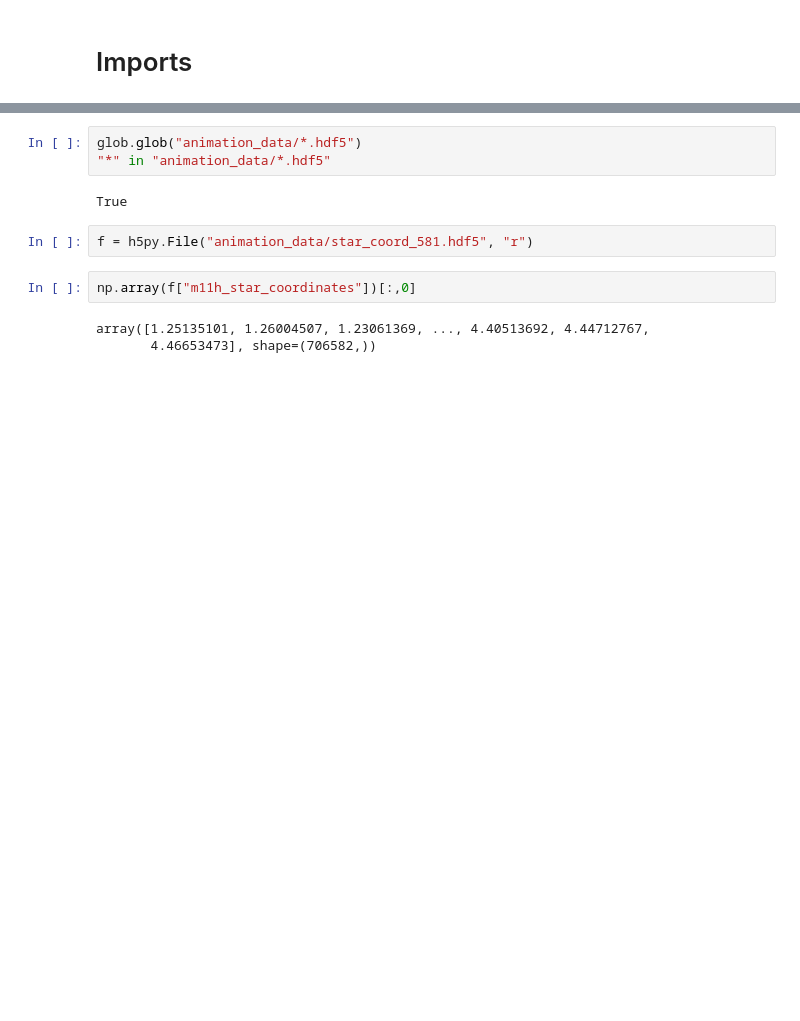
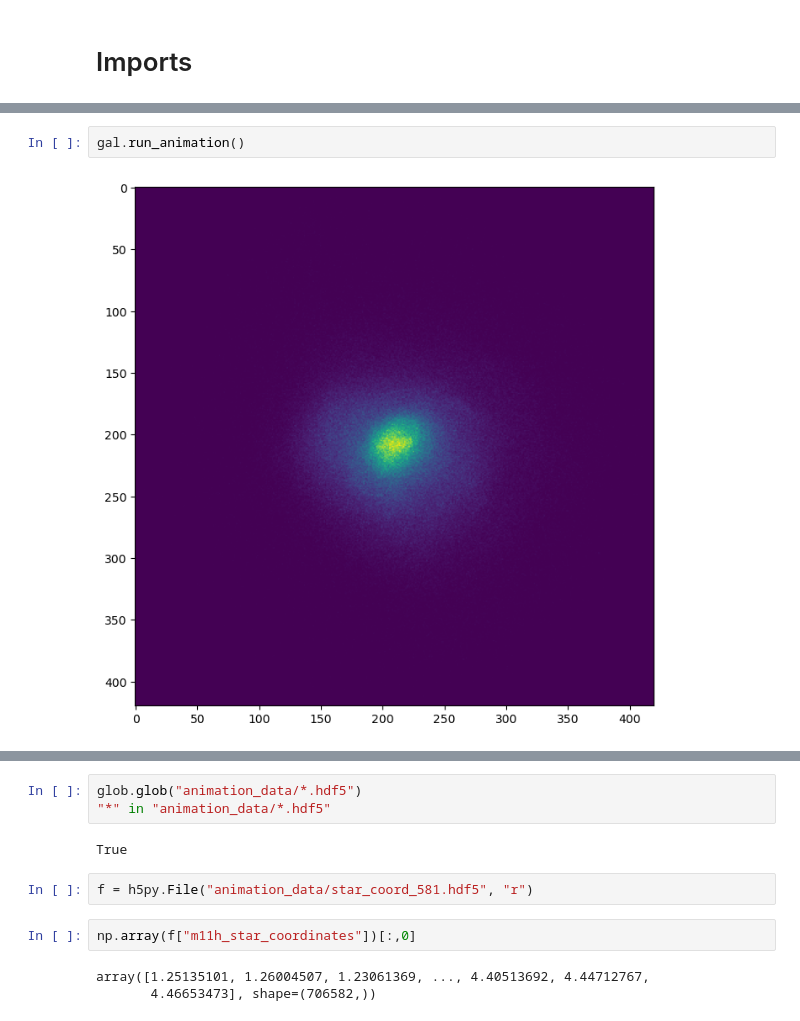
Before and after one commit to emmadavis818/GALINDA, a Jupyter notebook: Main.ipynb, the cells around one changed output, grey strips where cells are left out. Cells and saved outputs as stored; diff of their text form; blank space fills up the shorter version.

```diff
--- a/Main.ipynb
+++ b/Main.ipynb
@@ -54,0 +57,4 @@ class GALINDA(object):
+# %%
+gal.run_animation()
+# %% [output]
+[figure, added]
```
Also changed, not shown: parts of 12 cells of this notebook.
